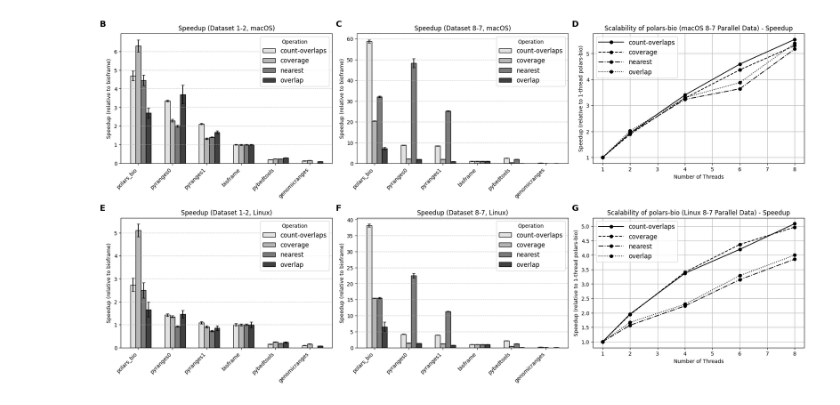
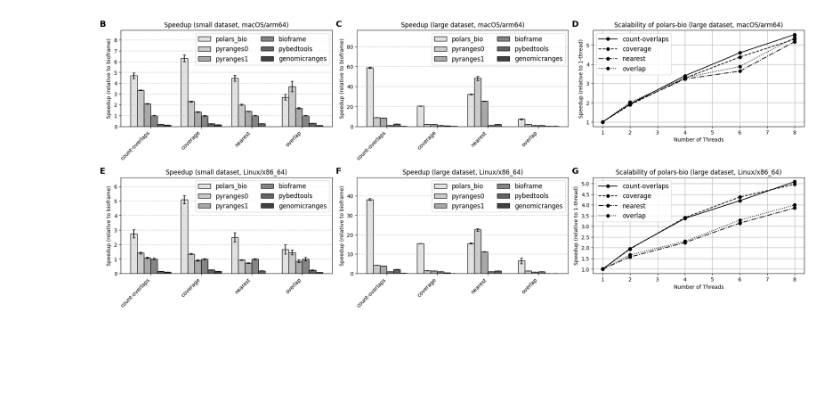
Before and after one commit to biodatageeks/polars-bio-bench, a Jupyter notebook: notebooks/paper-figures.ipynb, the cells around one changed output. Saved outputs shown, nothing was run; the diff lists cells and outputs as text; code cells hidden in the pictures; blank space fills up the shorter version.

Commit message:
grouping by operation

```diff
--- a/notebooks/paper-figures.ipynb
+++ b/notebooks/paper-figures.ipynb
@@ -84,21 +84,36 @@ def compute_speedup_with_error(data):
 def plot_speedup(ax, data, dataset, operating_system):
     speedup_df = compute_speedup_with_error(data)
     operations = ["count-overlaps", "coverage", "nearest", "overlap"]
-    colors = [plt.cm.Greys(0.2 + 0.6 * i/(len(operations)-1)) for i in range(len(operations))]
-    x = np.arange(len(PERFORMANCE_LIBRARIES))
-    width = 0.15
-    for i, op in enumerate(operations):
-        subset = speedup_df[speedup_df['Operation'] == op]
-        ax.bar(x + i*width, subset['Speedup'], width=width, label=op,
-               color=colors[i], edgecolor='black', yerr=subset['Error'],
-               capsize=5, error_kw={'elinewidth': 1.5, 'capsize': 3})
+    pivot_speedup = speedup_df.pivot(index="Operation", columns="Library", values="Speedup").reindex(operations)
+    pivot_error = speedup_df.pivot(index="Operation", columns="Library", values="Error").reindex(operations)
+
+    x = np.arange(len(operations))
+    n_tools = len(PERFORMANCE_LIBRARIES)
+    width = 0.8 / n_tools
+
+    colors = [plt.cm.Greys(0.2 + 0.6 * i/(n_tools-1)) for i in range(n_tools)]
+
+    for i, tool in enumerate(PERFORMANCE_LIBRARIES):
+        speedups = pivot_speedup[tool]
+        errors = pivot_error[tool]
+        offset = (i - n_tools/2) * width + width/2
+        ax.bar(x + offset, speedups, width, yerr=errors, capsize=5,
+               label=tool, color=colors[i], edgecolor="black",
+               error_kw={'elinewidth': 1.5, 'capsize': 3})
+
+    ax.set_xticks(x)
+    ax.set_xticklabels(operations, rotation=45, ha="right")
     ax.set_xlabel("")
     ax.set_ylabel("Speedup (relative to bioframe)")
-    ax.set_title(f"Speedup (Dataset {dataset}, {operating_system})")
-    ax.set_xticks(x + width)
-    ax.set_xticklabels(PERFORMANCE_LIBRARIES, rotation=45, ha="right")
-    ax.legend(loc="upper right", title="Operation", fontsize=12)
-    ax.grid(axis='y', linestyle="--", alpha=0.7)
+    ax.set_title(f"Speedup ({dataset} dataset, {operating_system})")
+    ax.legend(loc="upper right", title="", fontsize=12, ncol=2)
+    ax.grid(axis="y", linestyle="--", alpha=0.7)
+
+    max_val = max_val = pivot_speedup.max().max()
+    max_val_nearest = pivot_speedup.loc["nearest"].max()
+    ax.set_ylim(0, max(max_val*1.3, max_val_nearest * 2))
+
+
 
 def plot_scalability(ax, data, operating_system, metric="speedup"):
     operations = ["count-overlaps", "coverage", "nearest", "overlap"]
@@ -116,13 +131,13 @@ def plot_scalability(ax, data, operating_system, metric="speedup"):
                 y = df["Mean (s)"]
             ax.plot(df['threads'], y, linestyle=line_styles[idx % len(line_styles)],
                     marker='o', color='black', label=op)
-    y_label = "Speedup (relative to 1-thread polars-bio)" if metric.lower() == "speedup" else "Mean Runtime (s)"
-    title = f"Scalability of polars-bio ({operating_system} 8-7 Parallel Data) - {metric.capitalize()}"
+    y_label = "Speedup (relative to 1-thread)" if metric.lower() == "speedup" else "Mean Runtime (s)"
+    title = f"Scalability of polars-bio (large dataset, {operating_system})"
     ax.set_xlabel("Number of Threads")
     ax.set_ylabel(y_label)
     ax.set_title(title)
     ax.set_xticks(np.arange(1, 9, 1))
-    ax.legend(loc="upper left", fontsize=12,  handlelength=4)
+    ax.legend(loc="upper left",ncol=1, fontsize=12,  handlelength=3)
     ax.grid(True)
 
 def compute_e2e_speedup_with_error(df):
@@ -161,10 +176,10 @@ def plot_e2e_comparison(ax, macos_df, linux_df, metric, title, ylabel):
         linux_color = "0.6"
         ax.bar(x - width/2, merged["Speedup_macos"].fillna(0), width,
                yerr=merged["Error_macos"].fillna(0), capsize=5,
-               label="macOS", color=macos_color, edgecolor='black')
+               label="macOS/arm64", color=macos_color, edgecolor='black')
         ax.bar(x + width/2, merged["Speedup_linux"].fillna(0), width,
                yerr=merged["Error_linux"].fillna(0), capsize=5,
-               label="Linux", color=linux_color, edgecolor='black')
+               label="Linux/x86_64", color=linux_color, edgecolor='black')
     else:
         merged = pd.merge(macos_df, linux_df, on="Library", how="outer", suffixes=("_macos", "_linux"))
         merged = reorder_df(merged, ORDERED_LIBRARIES)
@@ -173,11 +188,17 @@ def plot_e2e_comparison(ax, macos_df, linux_df, metric, title, ylabel):
         macos_color = "0.3"
         linux_color = "0.6"
         ax.bar(x - width/2, merged[metric + "_macos"].fillna(0), width,
-               label="macOS", color=macos_color, edgecolor='black')
+               label="macOS/arm64", color=macos_color, edgecolor='black')
         ax.bar(x + width/2, merged[metric + "_linux"].fillna(0), width,
-               label="Linux", color=linux_color, edgecolor='black')
+               label="Linux/x86_64", color=linux_color, edgecolor='black')
     ax.set_xticks(x)
-    ax.set_xticklabels(merged["Library"], rotation=45, ha="right")
+    #ax.set_xticklabels(merged["Library"], rotation=45, ha="right")
+    if metric.lower() == "speedup":
+        tick_labels = [lib + "*" if lib == "polars_bio_streaming" else lib for lib in merged["Library"]]
+    else:
+        tick_labels = merged["Library"]
+    ax.set_xticklabels(tick_labels, rotation=45, ha="right")
+
     ax.set_ylabel(ylabel)
     ax.set_title(title)
     ax.legend(fontsize=12)
@@ -242,15 +263,15 @@ if linux_e2e_8_7 is not None:
     linux_e2e_8_7 = process_e2e_data(linux_e2e_8_7)
 
 performance_plots = [
-    {"func": plot_speedup, "data": macos_1_2_data, "dataset": "1-2", "os": "macOS"},
-    {"func": plot_speedup, "data": macos_8_7_data, "dataset": "8-7", "os": "macOS"},
-    {"func": plot_scalability, "data": macos_8_7_parallel_data, "dataset": "8-7", "os": "macOS", "metric": "speedup"},
-    {"func": plot_speedup, "data": linux_1_2_data, "dataset": "1-2", "os": "Linux"},
-    {"func": plot_speedup, "data": linux_8_7_data, "dataset": "8-7", "os": "Linux"},
-    {"func": plot_scalability, "data": linux_8_7_parallel_data, "dataset": "8-7", "os": "Linux", "metric": "speedup"}
+    {"func": plot_speedup, "data": macos_1_2_data, "dataset": "small", "os": "macOS/arm64"},
+    {"func": plot_speedup, "data": macos_8_7_data, "dataset": "large", "os": "macOS/arm64"},
+    {"func": plot_scalability, "data": macos_8_7_parallel_data, "dataset": "8-7", "os": "macOS/arm64", "metric": "speedup"},
+    {"func": plot_speedup, "data": linux_1_2_data, "dataset": "small", "os": "Linux/x86_64"},
+    {"func": plot_speedup, "data": linux_8_7_data, "dataset": "large", "os": "Linux/x86_64"},
+    {"func": plot_scalability, "data": linux_8_7_parallel_data, "dataset": "8-7", "os": "Linux/x86_64", "metric": "speedup"}
 ]
 
-fig_perf, axs_perf = plt.subplots(2, 3, figsize=(19, 10))
+fig_perf, axs_perf = plt.subplots(2, 3, figsize=(19, 8))
 axs_perf = axs_perf.flatten()
 panel_labels_perf = ["B", "C", "D", "E", "F", "G"]
 
@@ -279,35 +300,39 @@ e2e_plots = [
 fig_e2e, axs_e2e = plt.subplots(1, 4, figsize=(19, 4))
 panel_labels_e2e = ["H", "I", "J", "K"]
 
 for ax, plot_def, label in zip(axs_e2e, e2e_plots, panel_labels_e2e):
     if plot_def["macos"] is not None and plot_def["linux"] is not None:
         plot_e2e_comparison(ax, plot_def["macos"], plot_def["linux"],
                             plot_def["metric"], plot_def["title"], plot_def["ylabel"])
     else:
         ax.text(0.5, 0.5, "No data", ha="center", va="center")
         ax.set_title(plot_def["title"])
     ax.text(-0.1, 1.1, label, transform=ax.transAxes, fontsize=16, fontweight='bold', va='top', ha='left')
 
 plt.tight_layout()
 plt.savefig(os.path.join(figures_path, "e2e_performance.svg"), format="svg")
 
 
 import svgutils.transform as sg
 from svgutils.transform import TextElement
 
 plot1 = sg.fromfile(os.path.join(figures_path, "polars-bio-paper-v2.svg")).getroot()
 plot2 = sg.fromfile(os.path.join(figures_path, "performance.svg")).getroot()
 plot3 = sg.fromfile(os.path.join(figures_path, "e2e_performance.svg")).getroot()
+plot4 = sg.fromfile(os.path.join(figures_path, "polars-bio-paper-flow-diagram-v2.svg")).getroot()
 text_A = TextElement(10, 30, "A", size="17px", weight="bold")
+text_L = TextElement(10, 30, "L", size="17px", weight="bold")
 
 new_plot1 = sg.GroupElement([plot1, text_A])
+new_plot4 = sg.GroupElement([plot4, text_L])
 
 new_plot1.moveto(0, 0)
 plot2.moveto(0, 400)
-plot3.moveto(0, 1110)
-fig_combined = sg.SVGFigure("1400", "1400")
-fig_combined.root.set("viewBox", "0 0 1400 1400")
-fig_combined.append([new_plot1, plot2, plot3])
+plot3.moveto(0, 970)
+new_plot4.moveto(0, 1270)
+fig_combined = sg.SVGFigure("1400", "1900")
+fig_combined.root.set("viewBox", "0 0 1400 1740")
+fig_combined.append([new_plot1, plot2, plot3, new_plot4])
 fig_combined.save(os.path.join(figures_path, "combined.svg"))
 # %% [output]
-[figure, old version]
+[figure, new version]
```
Also changed, not shown: parts of 2 cells of this notebook, 4 other files.
